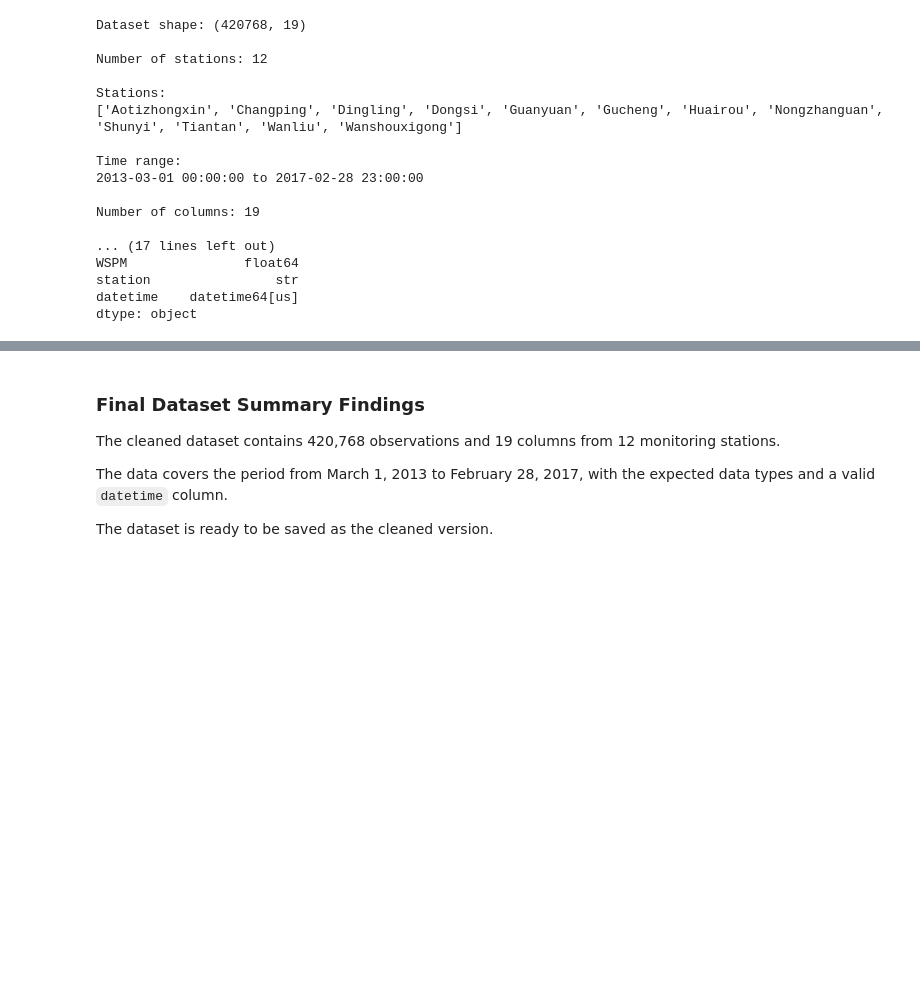
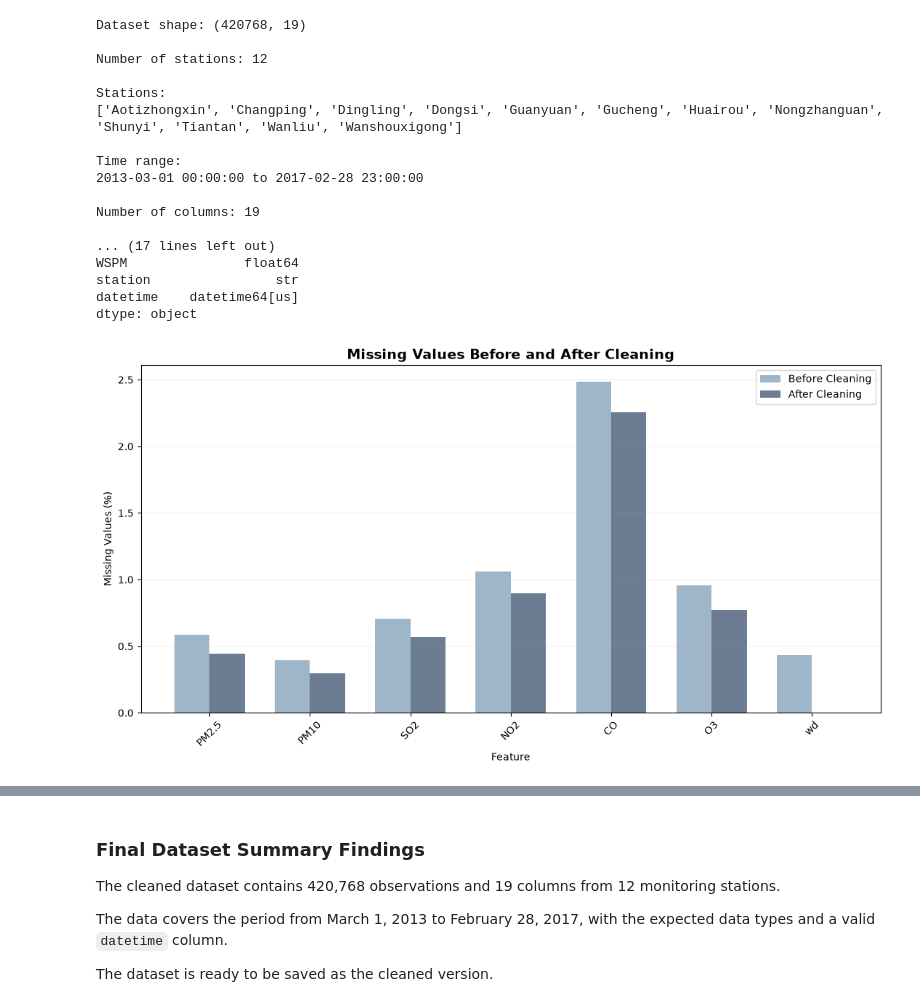
Before and after one commit to saraalwadia/airshift, a Jupyter notebook: notebooks/02_data_cleaning.ipynb, the cells around one changed output, grey strips where cells are left out. Saved outputs shown, nothing was run; the diff lists cells and outputs as text; code cells hidden in the pictures; blank space fills up the shorter version.

Commit message:
final dataset summary figure

```diff
--- a/notebooks/02_data_cleaning.ipynb
+++ b/notebooks/02_data_cleaning.ipynb
@@ -1132,3 +1132,87 @@ WSPM               float64
 station                str
 datetime    datetime64[us]
 dtype: object
+# %%
+FIGURES_DIR = Path("../reports/figures/02_data_cleaning")
+FIGURES_DIR.mkdir(parents=True, exist_ok=True)
+
+missing_before_cleaning = (
+    df_before_interpolation.isnull()
+    .mean()
+    .mul(100)
+)
+
+missing_after_cleaning = (
+    df.isnull()
+    .mean()
+    .mul(100)
+)
+
+comparison = pd.DataFrame({
+    "Before Cleaning": missing_before_cleaning,
+    "After Cleaning": missing_after_cleaning
+})
+
+# Keep only features that had missing values before cleaning
+comparison = comparison[
+    comparison["Before Cleaning"] > 0
+]
+
+x = np.arange(len(comparison))
+width = 0.35
+
+plt.figure(figsize=(11, 6))
+
+plt.bar(
+    x - width / 2,
+    comparison["Before Cleaning"],
+    width,
+    label="Before Cleaning",
+    color="#9FB6C9"
+)
+
+plt.bar(
+    x + width / 2,
+    comparison["After Cleaning"],
+    width,
+    label="After Cleaning",
+    color="#6B7C93"
+)
+
+plt.title(
+    "Missing Values Before and After Cleaning",
+    fontsize=14,
+    fontweight="bold"
+)
+
+plt.xlabel("Feature")
+plt.ylabel("Missing Values (%)")
+
+plt.xticks(
+    x,
+    comparison.index,
+    rotation=45
+)
+
+plt.legend()
+plt.grid(axis="y", alpha=0.2)
+
+plt.tight_layout()
+
+figure_path = (
+    FIGURES_DIR /
+    "figure_08_4_missing_values_before_after_cleaning.png"
+)
+
+plt.savefig(
+    figure_path,
+    dpi=300,
+    bbox_inches="tight"
+)
+
+plt.show()
+
+print("Figure saved successfully:")
+print(figure_path.resolve())
+# %% [output]
+[figure, added]
```
Also changed, not shown: parts of 1 cell of this notebook.
